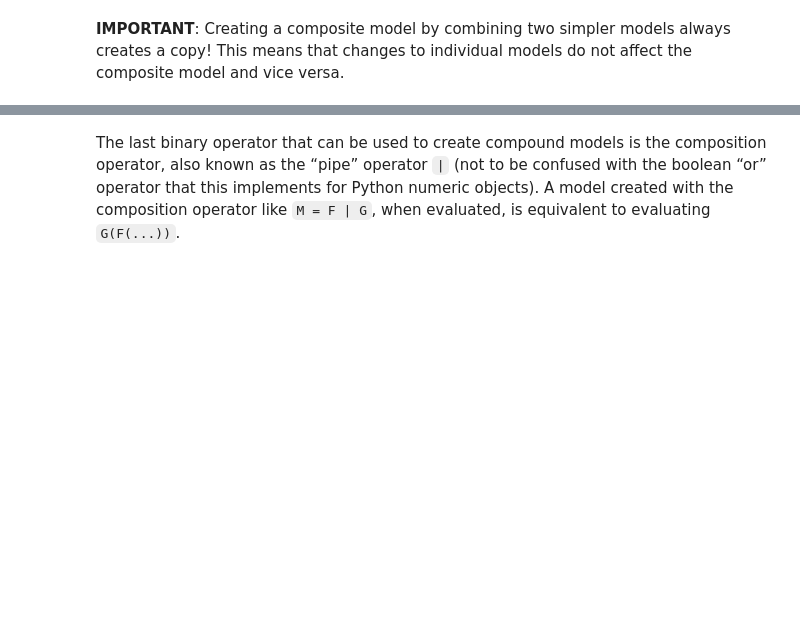
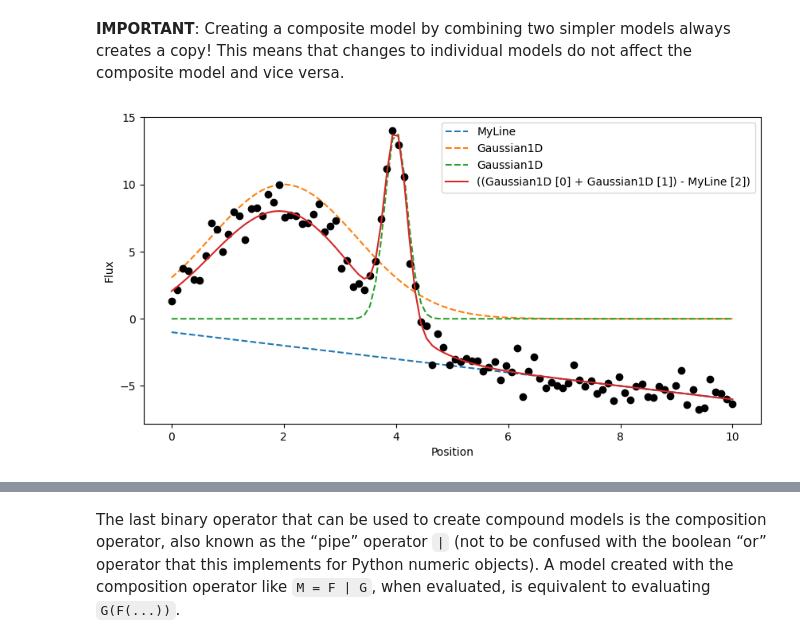
Before and after one commit to m4ttes4/CosmoSynth, a Jupyter notebook: models/combining_models.ipynb, the cells around one changed output, grey strips where cells are left out. Saved outputs shown, nothing was run; the diff lists cells and outputs as text; code cells hidden in the pictures; blank space fills up the shorter version.

```diff
--- a/models/combining_models.ipynb
+++ b/models/combining_models.ipynb
@@ -115,3 +117,29 @@ plt.show()
 A Composite Model behave like a normal FittableModel, meaning all operations presented in the other tutorial will work in the same way
 # %% [markdown]
 **IMPORTANT**: Creating a composite model by combining two simpler models always creates a copy! This means that changes to individual models do not affect the composite model and vice versa.
+# %%
+# Generate fake data
+
+g1 = Gaussian1D(amp=10, x0=2, stddev=1.3)
+g2 = Gaussian1D(amp=14, x0=4, stddev=0.2)
+
+
+# random composite model
+g1_g2 = (g1 + g2) - line
+
+
+y = g1_g2([X]) + np.random.normal(0.0, 1, X.shape)
+
+# Plot the data with the best-fit model
+plt.figure(figsize=(10, 5))
+plt.plot(X, -line([X]), linestyle="--", label=line.name)
+plt.plot(X, g1([X]), linestyle="--", label=g1.name)
+plt.plot(X, g2([X]), linestyle="--", label=g2.name)
+plt.plot(X, y, "ko")
+plt.plot(X, g1_g2([X]), label=g1_g2.composite_structure())
+plt.legend()
+plt.xlabel("Position")
+plt.ylabel("Flux")
+plt.show()
+# %% [output]
+[figure, added]
```
Also changed, not shown: parts of 6 cells of this notebook, 6 other files.
